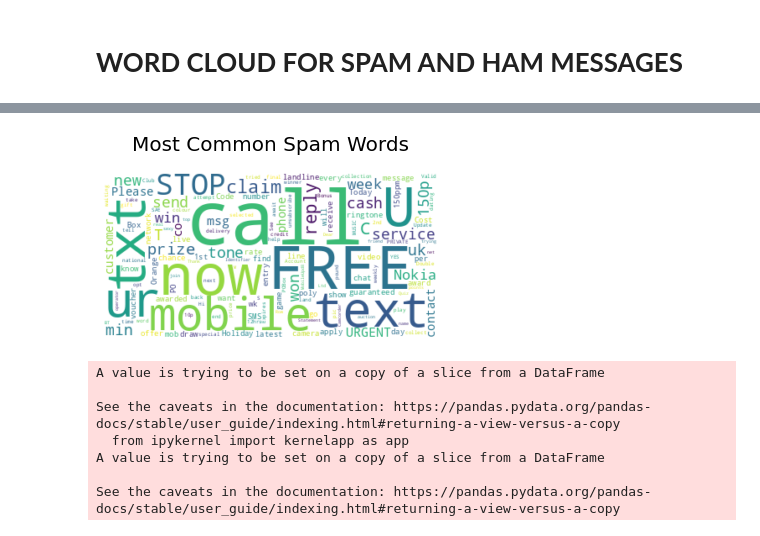
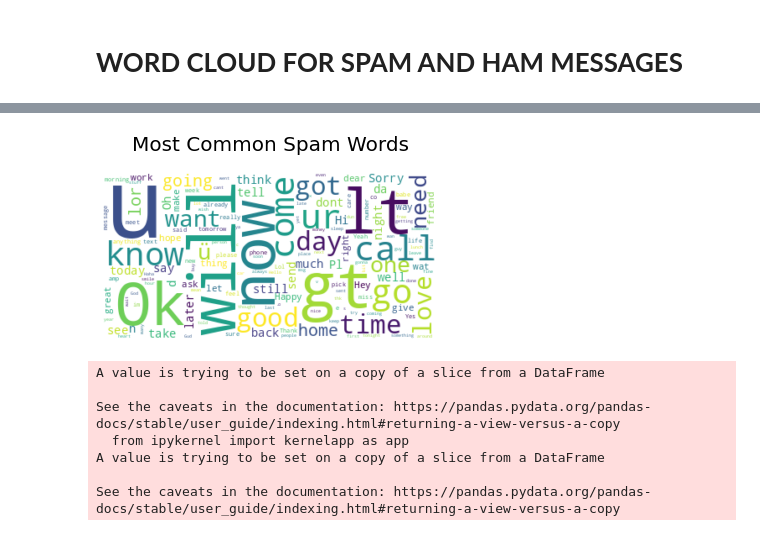
Before and after one commit to Elilora/Text-Classification, a Jupyter notebook: spam-text-classification.ipynb, the cells around one changed output, grey strips where cells are left out. Drawn from its saved outputs; the diff is of its cells as text; code cells hidden in the pictures.

Commit message:
Kaggle Notebook | Spam Text Classification | Update

```diff
--- a/spam-text-classification.ipynb
+++ b/spam-text-classification.ipynb
@@ -85,15 +85,15 @@ plt.axis("off");
 # %%
 ham_messages= message_data[message_data.Category == 'ham']
 
 ham_texts= " ".join(text for text in ham_messages["Message"])
 
-ham_cloud = WordCloud(background_color = 'white', max_words=150, collocations = False).generate(spam_texts)
+ham_cloud = WordCloud(background_color = 'white', max_words=150, collocations = False).generate(ham_texts)
 
-plt.imshow(spam_cloud, interpolation='bilinear')
+plt.imshow(ham_cloud, interpolation='bilinear')
 plt.title('Most Common Spam Words', fontsize=20, y=1.1)
 plt.axis("off");
 # %% [output]
-[figure, old version]
+[figure, new version]
 # %%
 x=message_data['Message']
 message_data['Numeric Category']= message_data["Category"].apply(lambda x: 1 if x=="spam" else 0)
```
Also changed, not shown: parts of 4 cells of this notebook.
